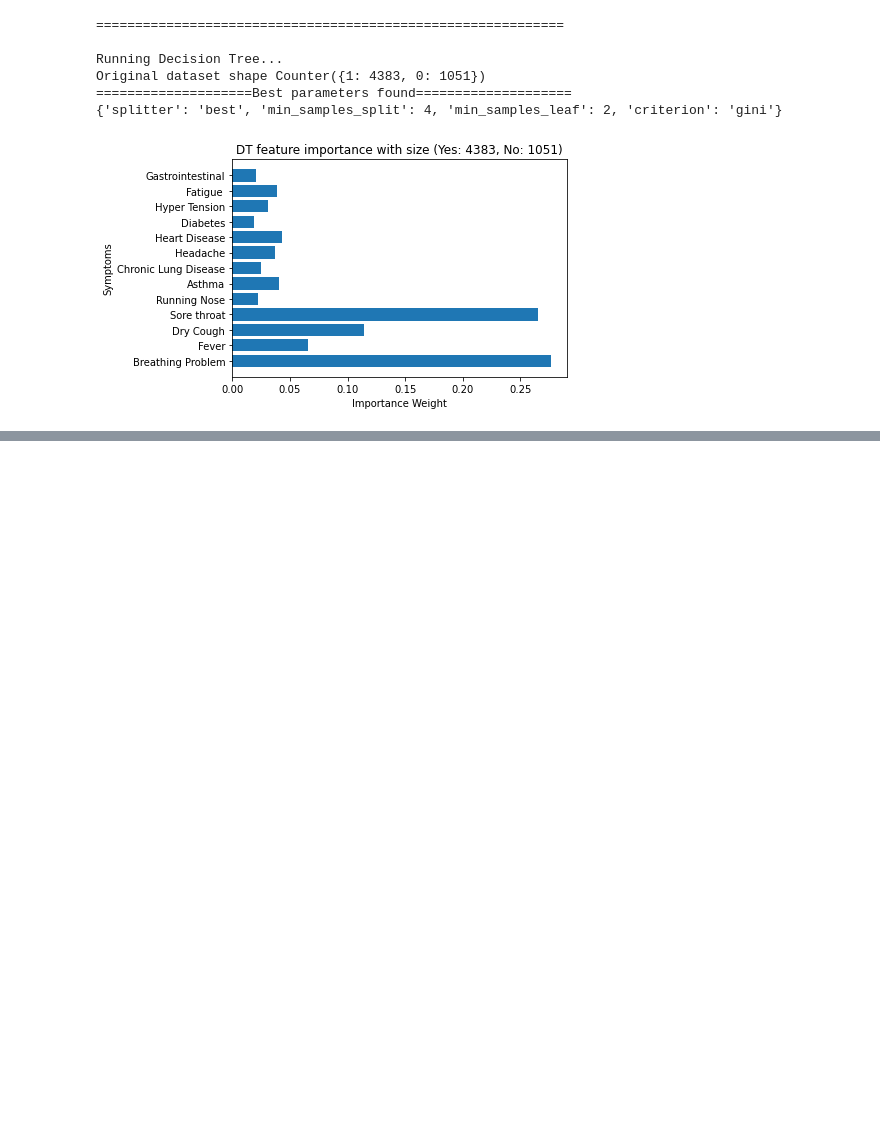
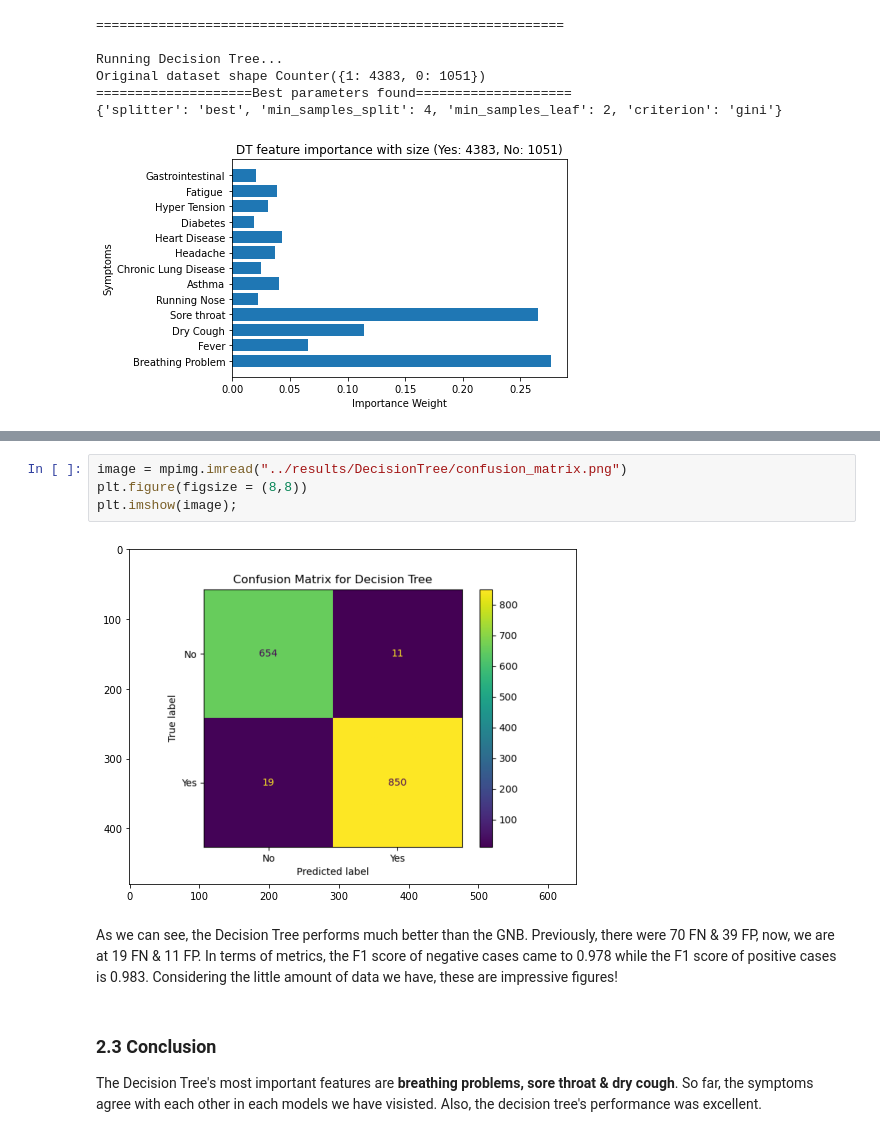
Before and after one commit to mohanadarafe/covid-19-symptoms-presence, a Jupyter notebook: analysis.ipynb, the cells around one changed output, grey strips where cells are left out. Saved outputs shown, nothing was run; the diff lists cells and outputs as text; blank space fills up the shorter version.

```diff
--- a/analysis.ipynb
+++ b/analysis.ipynb
@@ -144,0 +185,11 @@ Let's scale up the data to 1:2 & see the results
+# %%
+image = mpimg.imread("../results/DecisionTree/confusion_matrix.png")
+plt.figure(figsize = (8,8))
+plt.imshow(image);
+# %% [output]
+[figure, added]
+# %% [markdown]
+As we can see, the Decision Tree performs much better than the GNB. Previously, there were 70 FN & 39 FP, now, we are at 19 FN & 11 FP. In terms of metrics, the F1 score of negative cases came to 0.978 while the F1 score of positive cases is 0.983. Considering the little amount of data we have, these are impressive figures!
+# %% [markdown]
+### 2.3 Conclusion
+The Decision Tree's most important features are **breathing problems, sore throat & dry cough**. So far, the symptoms agree with each other in each models we have visisted. Also, the decision tree's performance was excellent.
```
Also changed, not shown: parts of 7 cells of this notebook, 9 other files.
